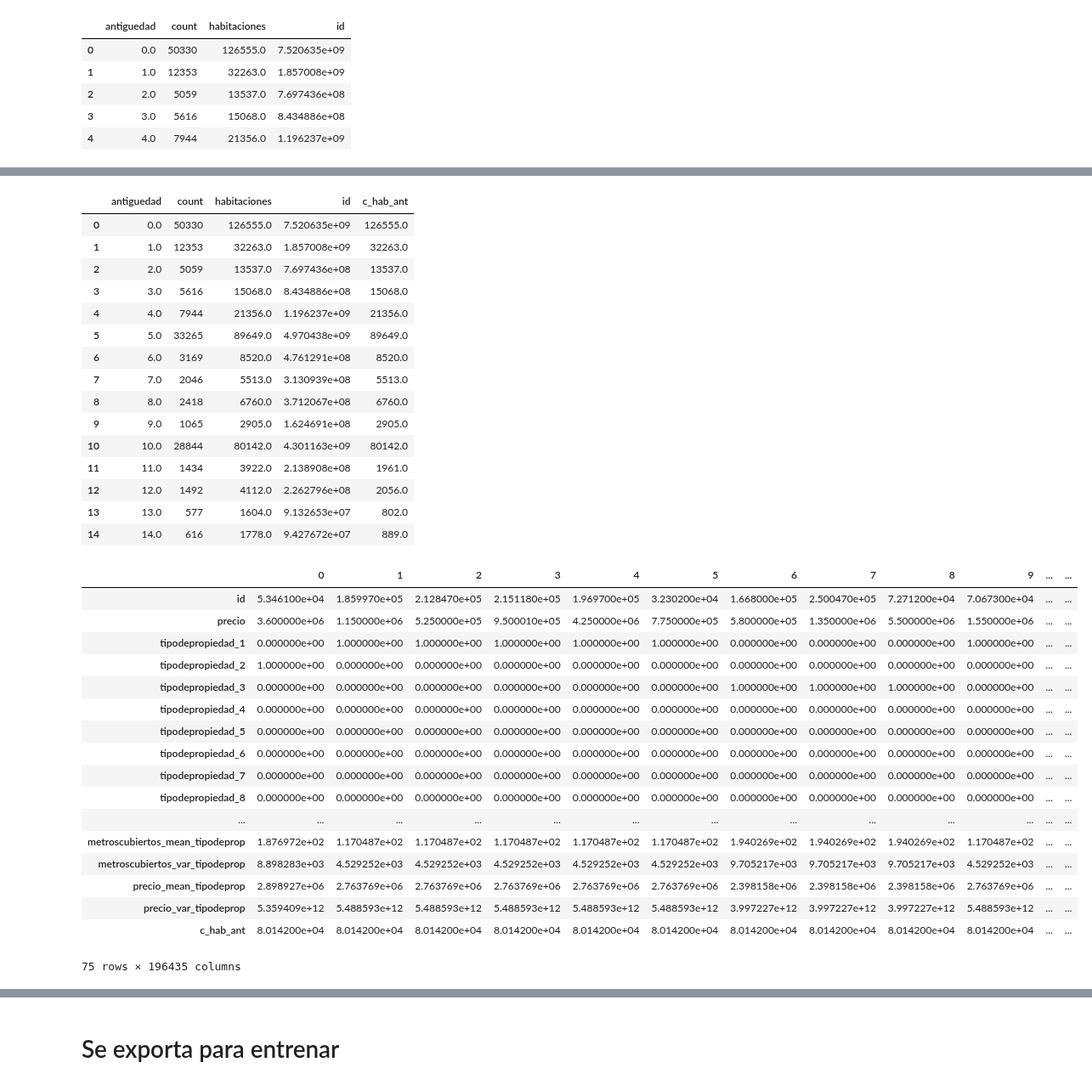
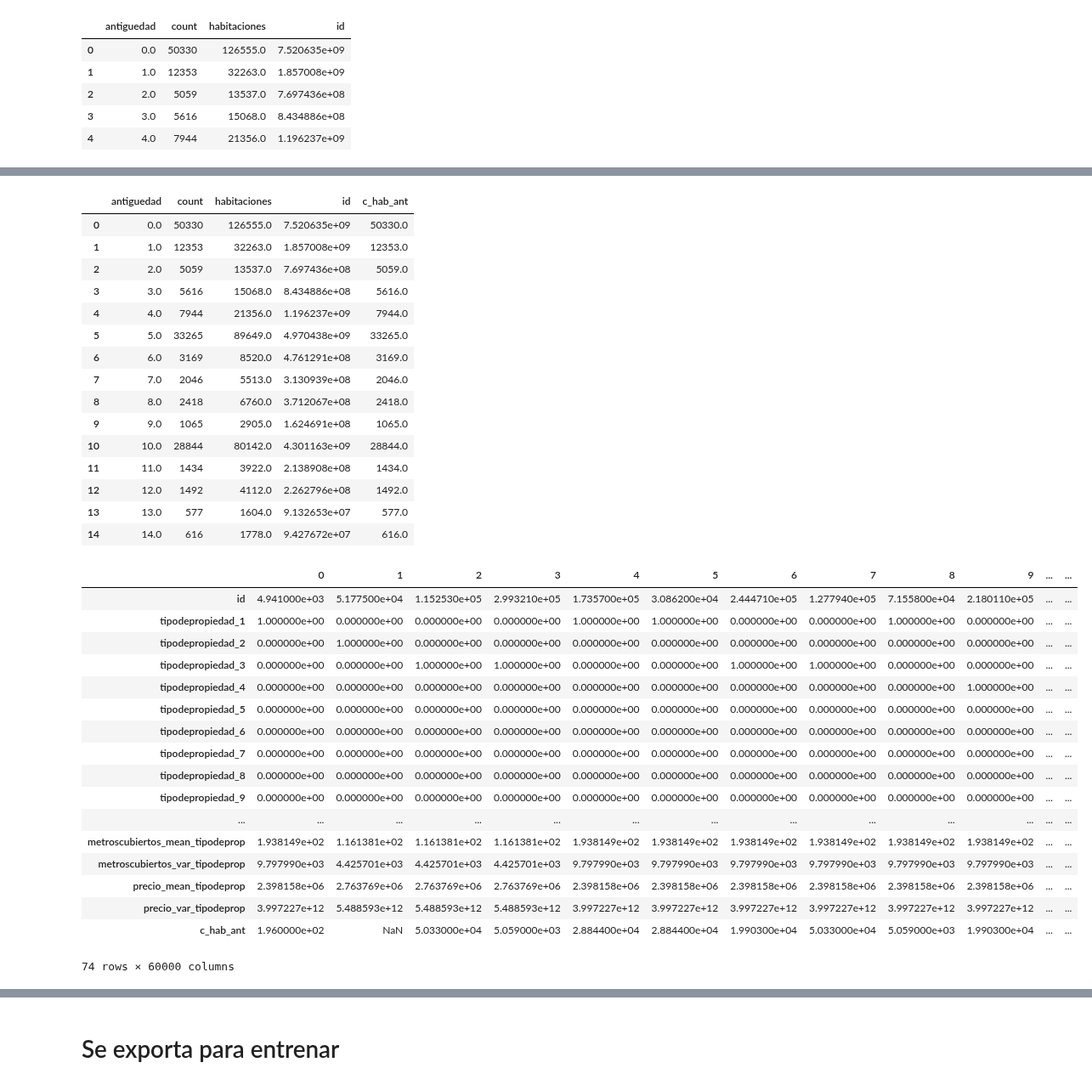
Before and after one commit to Alaneta/Datacones, a Jupyter notebook: tp2/1_Features_XG.ipynb, the cells around one changed output, grey strips where cells are left out. Shown at 85% size. Cells and saved outputs as stored; diff of their text form; code cells hidden in the pictures.

```diff
--- a/tp2/1_Features_XG.ipynb
+++ b/tp2/1_Features_XG.ipynb
@@ -746,53 +734,56 @@ ant.describe()
 # %%
 def hab_ant(row):
-    if(row['antiguedad'] <= 10 ):
-        return row['habitaciones'] * 1
-    return row['habitaciones'] * 0.5
+    #if(row['antiguedad'] <= 10 ):
+        return row['count'] * 1
+    #return row['habitaciones'] * 0.5
 # %%
 ant2 = ant
 ant2['c_hab_ant'] = ant2.apply(hab_ant,axis=1)
 ant2.head(15)
 # %% [output]
 |  | antiguedad | count | habitaciones | id | c_hab_ant |
-| 0 | 0.0 | 50330 | 126555.0 | 7.520635e+09 | 126555.0 |
-| 1 | 1.0 | 12353 | 32263.0 | 1.857008e+09 | 32263.0 |
-| 2 | 2.0 | 5059 | 13537.0 | 7.697436e+08 | 13537.0 |
-| 3 | 3.0 | 5616 | 15068.0 | 8.434886e+08 | 15068.0 |
-| 4 | 4.0 | 7944 | 21356.0 | 1.196237e+09 | 21356.0 |
-| 5 | 5.0 | 33265 | 89649.0 | 4.970438e+09 | 89649.0 |
-| 6 | 6.0 | 3169 | 8520.0 | 4.761291e+08 | 8520.0 |
-| 7 | 7.0 | 2046 | 5513.0 | 3.130939e+08 | 5513.0 |
-| 8 | 8.0 | 2418 | 6760.0 | 3.712067e+08 | 6760.0 |
-| 9 | 9.0 | 1065 | 2905.0 | 1.624691e+08 | 2905.0 |
-| 10 | 10.0 | 28844 | 80142.0 | 4.301163e+09 | 80142.0 |
-| 11 | 11.0 | 1434 | 3922.0 | 2.138908e+08 | 1961.0 |
-| 12 | 12.0 | 1492 | 4112.0 | 2.262796e+08 | 2056.0 |
-| 13 | 13.0 | 577 | 1604.0 | 9.132653e+07 | 802.0 |
-| 14 | 14.0 | 616 | 1778.0 | 9.427672e+07 | 889.0 |
+| 0 | 0.0 | 50330 | 126555.0 | 7.520635e+09 | 50330.0 |
+| 1 | 1.0 | 12353 | 32263.0 | 1.857008e+09 | 12353.0 |
+| 2 | 2.0 | 5059 | 13537.0 | 7.697436e+08 | 5059.0 |
+| 3 | 3.0 | 5616 | 15068.0 | 8.434886e+08 | 5616.0 |
+| 4 | 4.0 | 7944 | 21356.0 | 1.196237e+09 | 7944.0 |
+| 5 | 5.0 | 33265 | 89649.0 | 4.970438e+09 | 33265.0 |
+| 6 | 6.0 | 3169 | 8520.0 | 4.761291e+08 | 3169.0 |
+| 7 | 7.0 | 2046 | 5513.0 | 3.130939e+08 | 2046.0 |
+| 8 | 8.0 | 2418 | 6760.0 | 3.712067e+08 | 2418.0 |
+| 9 | 9.0 | 1065 | 2905.0 | 1.624691e+08 | 1065.0 |
+| 10 | 10.0 | 28844 | 80142.0 | 4.301163e+09 | 28844.0 |
+| 11 | 11.0 | 1434 | 3922.0 | 2.138908e+08 | 1434.0 |
+| 12 | 12.0 | 1492 | 4112.0 | 2.262796e+08 | 1492.0 |
+| 13 | 13.0 | 577 | 1604.0 | 9.132653e+07 | 577.0 |
+| 14 | 14.0 | 616 | 1778.0 | 9.427672e+07 | 616.0 |
 # %%
 data = data.drop(columns='count')
 # %%
 ant3 = ant2[['c_hab_ant','antiguedad']]
 ant3.head()
 
-train_set = train_set.merge(ant3,on = 'antiguedad')
+train_set = train_set.merge(ant3,on = 'antiguedad',how = 'left')
 train_set.transpose()
+
+test_set = test_set.merge(ant3,on = 'antiguedad',how = 'left')
+test_set.transpose()
 # %% [output]
 |  | 0 | 1 | 2 | 3 | 4 | 5 | 6 | 7 | 8 | 9 | ... | ... |
-| id | 5.346100e+04 | 1.859970e+05 | 2.128470e+05 | 2.151180e+05 | 1.969700e+05 | 3.230200e+04 | 1.668000e+05 | 2.500470e+05 | 7.271200e+04 | 7.067300e+04 | ... | ... |
-| precio | 3.600000e+06 | 1.150000e+06 | 5.250000e+05 | 9.500010e+05 | 4.250000e+06 | 7.750000e+05 | 5.800000e+05 | 1.350000e+06 | 5.500000e+06 | 1.550000e+06 | ... | ... |
-| tipodepropiedad_1 | 0.000000e+00 | 1.000000e+00 | 1.000000e+00 | 1.000000e+00 | 1.000000e+00 | 1.000000e+00 | 0.000000e+00 | 0.000000e+00 | 0.000000e+00 | 1.000000e+00 | ... | ... |
-| tipodepropiedad_2 | 1.000000e+00 | 0.000000e+00 | 0.000000e+00 | 0.000000e+00 | 0.000000e+00 | 0.000000e+00 | 0.000000e+00 | 0.000000e+00 | 0.000000e+00 | 0.000000e+00 | ... | ... |
-| tipodepropiedad_3 | 0.000000e+00 | 0.000000e+00 | 0.000000e+00 | 0.000000e+00 | 0.000000e+00 | 0.000000e+00 | 1.000000e+00 | 1.000000e+00 | 1.000000e+00 | 0.000000e+00 | ... | ... |
-| tipodepropiedad_4 | 0.000000e+00 | 0.000000e+00 | 0.000000e+00 | 0.000000e+00 | 0.000000e+00 | 0.000000e+00 | 0.000000e+00 | 0.000000e+00 | 0.000000e+00 | 0.000000e+00 | ... | ... |
+| id | 4.941000e+03 | 5.177500e+04 | 1.152530e+05 | 2.993210e+05 | 1.735700e+05 | 3.086200e+04 | 2.444710e+05 | 1.277940e+05 | 7.155800e+04 | 2.180110e+05 | ... | ... |
+| tipodepropiedad_1 | 1.000000e+00 | 0.000000e+00 | 0.000000e+00 | 0.000000e+00 | 1.000000e+00 | 1.000000e+00 | 0.000000e+00 | 0.000000e+00 | 1.000000e+00 | 0.000000e+00 | ... | ... |
+| tipodepropiedad_2 | 0.000000e+00 | 1.000000e+00 | 0.000000e+00 | 0.000000e+00 | 0.000000e+00 | 0.000000e+00 | 0.000000e+00 | 0.000000e+00 | 0.000000e+00 | 0.000000e+00 | ... | ... |
+| tipodepropiedad_3 | 0.000000e+00 | 0.000000e+00 | 1.000000e+00 | 1.000000e+00 | 0.000000e+00 | 0.000000e+00 | 1.000000e+00 | 1.000000e+00 | 0.000000e+00 | 0.000000e+00 | ... | ... |
+| tipodepropiedad_4 | 0.000000e+00 | 0.000000e+00 | 0.000000e+00 | 0.000000e+00 | 0.000000e+00 | 0.000000e+00 | 0.000000e+00 | 0.000000e+00 | 0.000000e+00 | 1.000000e+00 | ... | ... |
 | tipodepropiedad_5 | 0.000000e+00 | 0.000000e+00 | 0.000000e+00 | 0.000000e+00 | 0.000000e+00 | 0.000000e+00 | 0.000000e+00 | 0.000000e+00 | 0.000000e+00 | 0.000000e+00 | ... | ... |
 | tipodepropiedad_6 | 0.000000e+00 | 0.000000e+00 | 0.000000e+00 | 0.000000e+00 | 0.000000e+00 | 0.000000e+00 | 0.000000e+00 | 0.000000e+00 | 0.000000e+00 | 0.000000e+00 | ... | ... |
 | tipodepropiedad_7 | 0.000000e+00 | 0.000000e+00 | 0.000000e+00 | 0.000000e+00 | 0.000000e+00 | 0.000000e+00 | 0.000000e+00 | 0.000000e+00 | 0.000000e+00 | 0.000000e+00 | ... | ... |
 | tipodepropiedad_8 | 0.000000e+00 | 0.000000e+00 | 0.000000e+00 | 0.000000e+00 | 0.000000e+00 | 0.000000e+00 | 0.000000e+00 | 0.000000e+00 | 0.000000e+00 | 0.000000e+00 | ... | ... |
+| tipodepropiedad_9 | 0.000000e+00 | 0.000000e+00 | 0.000000e+00 | 0.000000e+00 | 0.000000e+00 | 0.000000e+00 | 0.000000e+00 | 0.000000e+00 | 0.000000e+00 | 0.000000e+00 | ... | ... |
 | ... | ... | ... | ... | ... | ... | ... | ... | ... | ... | ... | ... | ... |
-| metroscubiertos_mean_tipodeprop | 1.876972e+02 | 1.170487e+02 | 1.170487e+02 | 1.170487e+02 | 1.170487e+02 | 1.170487e+02 | 1.940269e+02 | 1.940269e+02 | 1.940269e+02 | 1.170487e+02 | ... | ... |
-| metroscubiertos_var_tipodeprop | 8.898283e+03 | 4.529252e+03 | 4.529252e+03 | 4.529252e+03 | 4.529252e+03 | 4.529252e+03 | 9.705217e+03 | 9.705217e+03 | 9.705217e+03 | 4.529252e+03 | ... | ... |
-| precio_mean_tipodeprop | 2.898927e+06 | 2.763769e+06 | 2.763769e+06 | 2.763769e+06 | 2.763769e+06 | 2.763769e+06 | 2.398158e+06 | 2.398158e+06 | 2.398158e+06 | 2.763769e+06 | ... | ... |
-| precio_var_tipodeprop | 5.359409e+12 | 5.488593e+12 | 5.488593e+12 | 5.488593e+12 | 5.488593e+12 | 5.488593e+12 | 3.997227e+12 | 3.997227e+12 | 3.997227e+12 | 5.488593e+12 | ... | ... |
-| c_hab_ant | 8.014200e+04 | 8.014200e+04 | 8.014200e+04 | 8.014200e+04 | 8.014200e+04 | 8.014200e+04 | 8.014200e+04 | 8.014200e+04 | 8.014200e+04 | 8.014200e+04 | ... | ... |
+| metroscubiertos_mean_tipodeprop | 1.938149e+02 | 1.161381e+02 | 1.161381e+02 | 1.161381e+02 | 1.938149e+02 | 1.938149e+02 | 1.938149e+02 | 1.938149e+02 | 1.938149e+02 | 1.938149e+02 | ... | ... |
+| metroscubiertos_var_tipodeprop | 9.797990e+03 | 4.425701e+03 | 4.425701e+03 | 4.425701e+03 | 9.797990e+03 | 9.797990e+03 | 9.797990e+03 | 9.797990e+03 | 9.797990e+03 | 9.797990e+03 | ... | ... |
+| precio_mean_tipodeprop | 2.398158e+06 | 2.763769e+06 | 2.763769e+06 | 2.763769e+06 | 2.398158e+06 | 2.398158e+06 | 2.398158e+06 | 2.398158e+06 | 2.398158e+06 | 2.398158e+06 | ... | ... |
+| precio_var_tipodeprop | 3.997227e+12 | 5.488593e+12 | 5.488593e+12 | 5.488593e+12 | 3.997227e+12 | 3.997227e+12 | 3.997227e+12 | 3.997227e+12 | 3.997227e+12 | 3.997227e+12 | ... | ... |
+| c_hab_ant | 1.960000e+02 | NaN | 5.033000e+04 | 5.059000e+03 | 2.884400e+04 | 2.884400e+04 | 1.990300e+04 | 5.033000e+04 | 5.059000e+03 | 1.990300e+04 | ... | ... |
-75 rows × 196435 columns
+74 rows × 60000 columns
```
Also changed, not shown: parts of 5 cells of this notebook, 1 other file.
